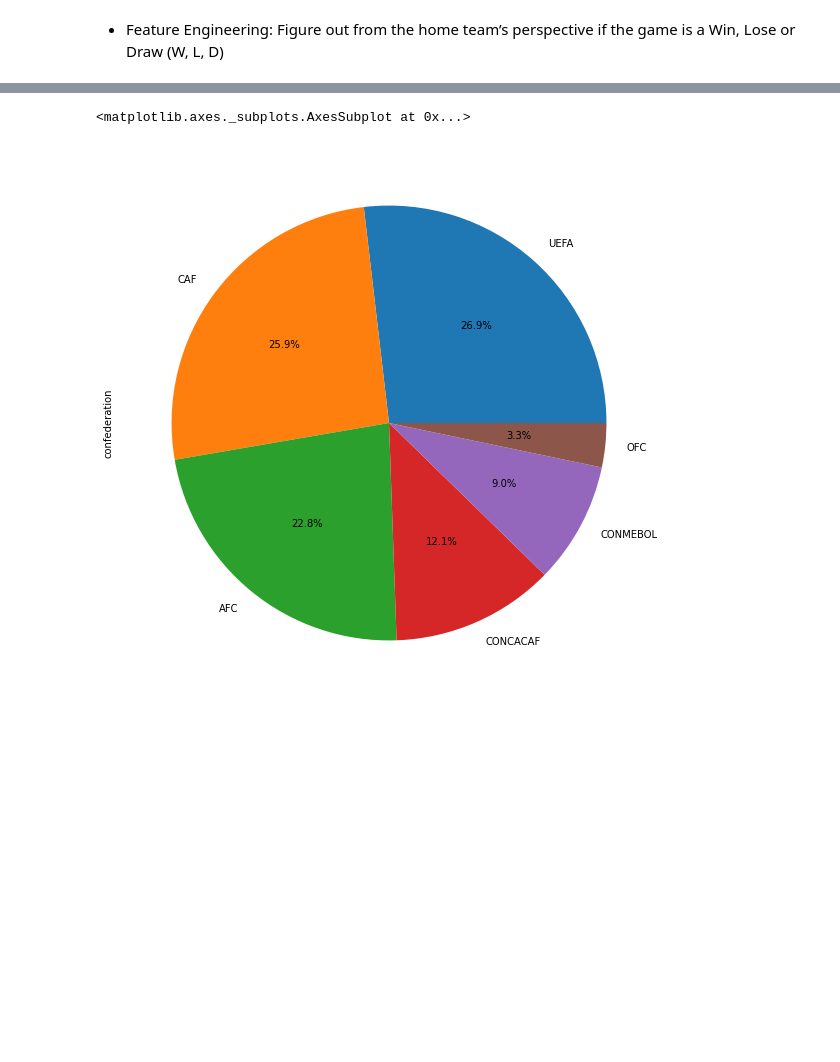
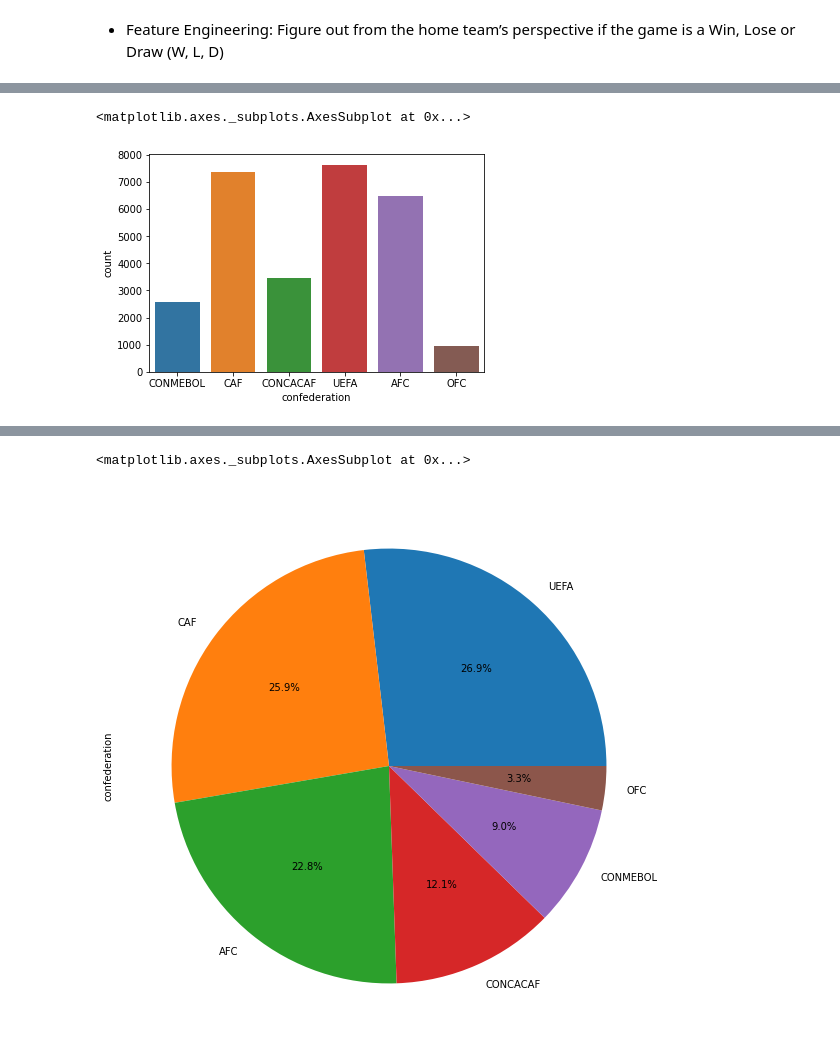
Before and after one commit to WinnieAnyoso/Football_prediction, a Jupyter notebook: Moringa_Data_Science_Core_W6_Independent_Project_2020_07_Winnie_Anyoso_Python.ipynb, the cells around one changed output, grey strips where cells are left out. Saved outputs shown, nothing was run; the diff lists cells and outputs as text; code cells hidden in the pictures; blank space fills up the shorter version.

```diff
--- a/Moringa_Data_Science_Core_W6_Independent_Project_2020_07_Winnie_Anyoso_Python.ipynb
+++ b/Moringa_Data_Science_Core_W6_Independent_Project_2020_07_Winnie_Anyoso_Python.ipynb
@@ -532 +542,7 @@ final_fifa3
 ### Univariate analysis
+# %%
+# Bar charts
+sns.countplot(final_fifa3['confederation'])
+# %% [output]
+<matplotlib.axes._subplots.AxesSubplot at 0x...>
+[figure, added]
```
Also changed, not shown: parts of 33 cells of this notebook.
